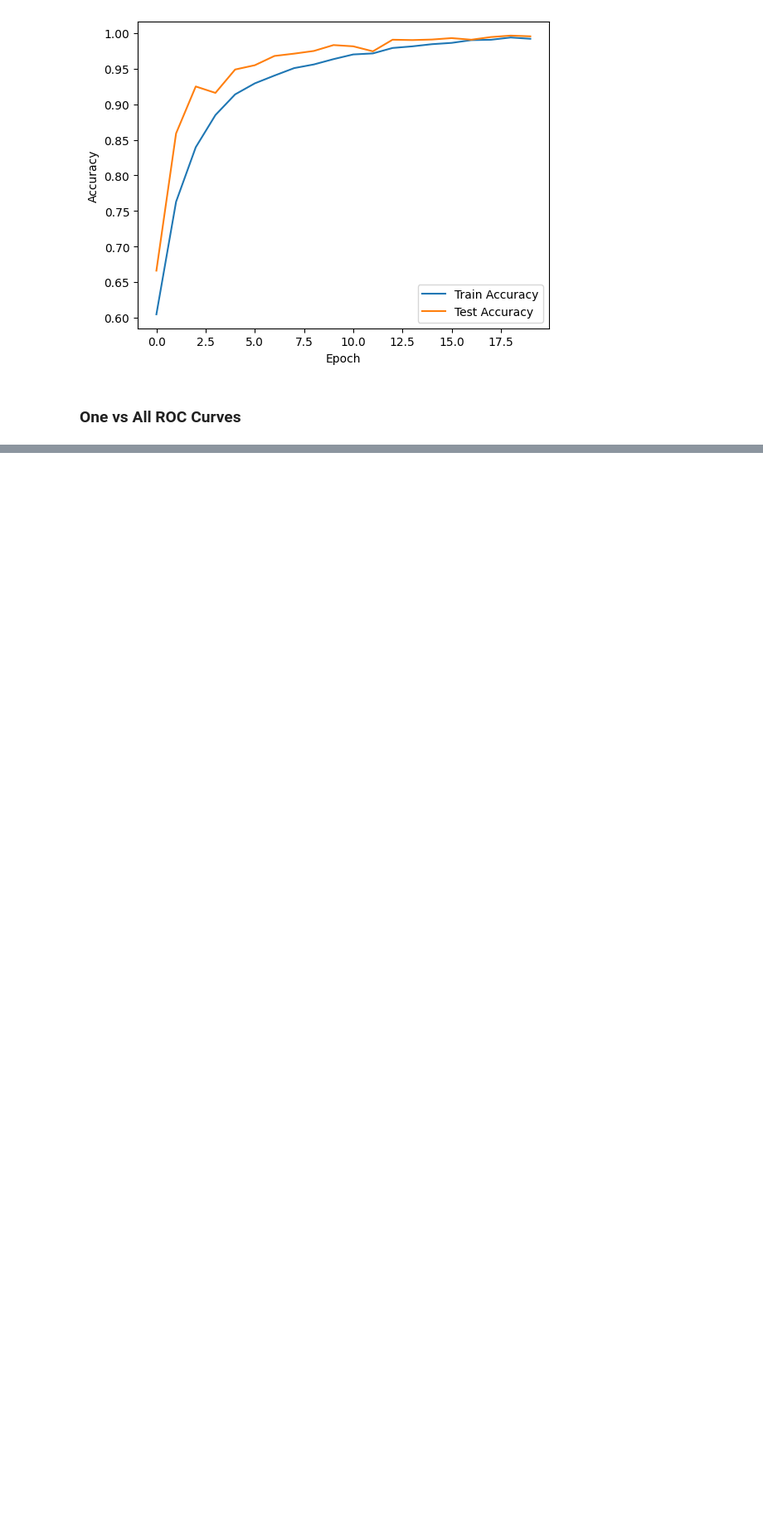
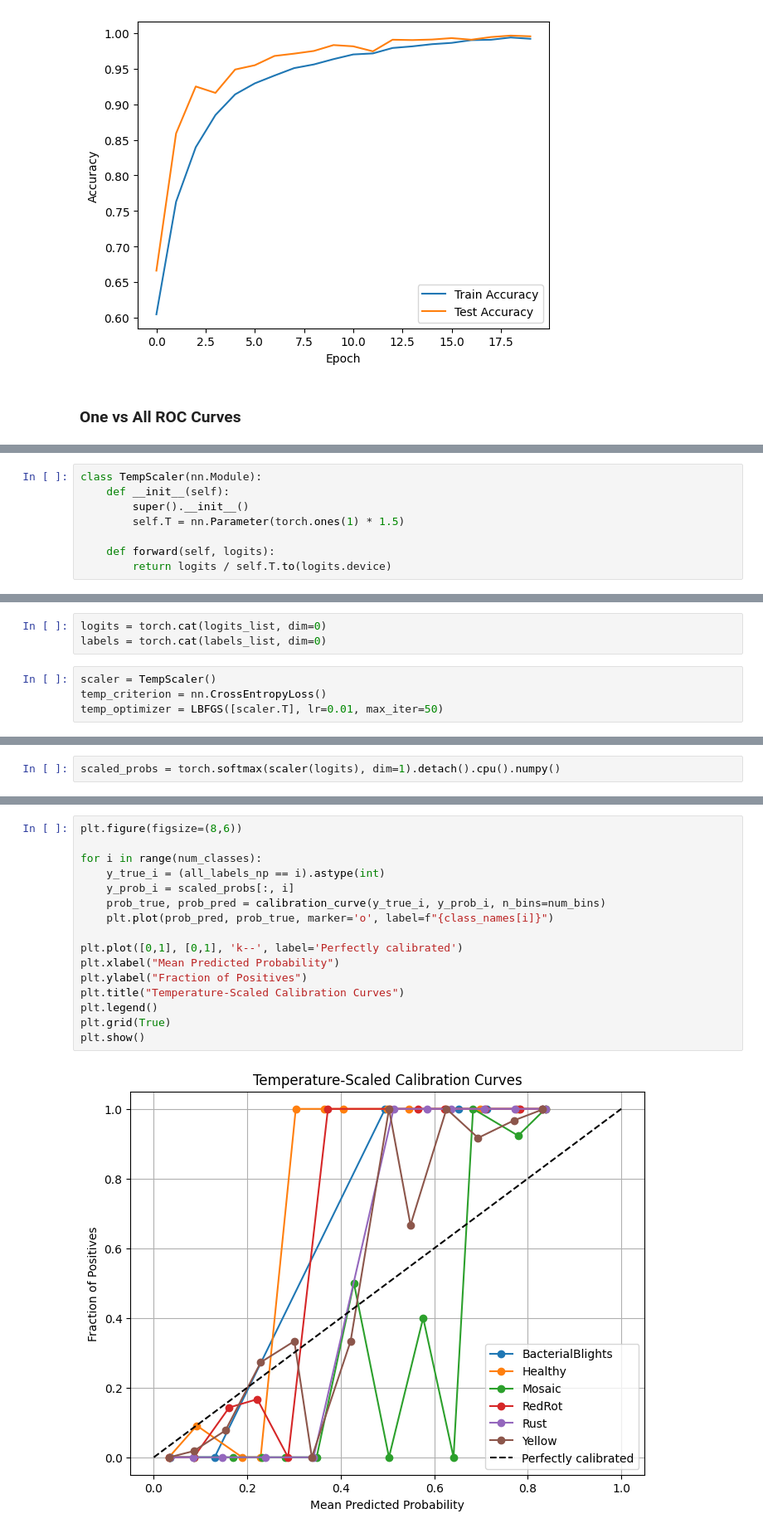
Before and after one commit to yuvarajk2109/cane-sense, a Jupyter notebook: CaneSight.ipynb, the cells around one changed output, grey strips where cells are left out. Shown at 83% size. Cells and saved outputs as stored; diff of their text form; blank space fills up the shorter version.

```diff
--- a/CaneSight.ipynb
+++ b/CaneSight.ipynb
@@ -516,0 +590,8 @@ plt.show()
+# %%
+class TempScaler(nn.Module):
+    def __init__(self):
+        super().__init__()
+        self.T = nn.Parameter(torch.ones(1) * 1.5)
+
+    def forward(self, logits):
+        return logits / self.T.to(logits.device)
@@ -516,0 +600,7 @@ plt.show()
+# %%
+logits = torch.cat(logits_list, dim=0)
+labels = torch.cat(labels_list, dim=0)
+# %%
+scaler = TempScaler()
+temp_criterion = nn.CrossEntropyLoss()
+temp_optimizer = LBFGS([scaler.T], lr=0.01, max_iter=50)
@@ -516,0 +622,2 @@ plt.show()
+# %%
+scaled_probs = torch.softmax(scaler(logits), dim=1).detach().cpu().numpy()
@@ -516,0 +626,18 @@ plt.show()
+# %%
+plt.figure(figsize=(8,6))
+
+for i in range(num_classes):
+    y_true_i = (all_labels_np == i).astype(int)
+    y_prob_i = scaled_probs[:, i]
+    prob_true, prob_pred = calibration_curve(y_true_i, y_prob_i, n_bins=num_bins)
+    plt.plot(prob_pred, prob_true, marker='o', label=f"{class_names[i]}")
+
+plt.plot([0,1], [0,1], 'k--', label='Perfectly calibrated')
+plt.xlabel("Mean Predicted Probability")
+plt.ylabel("Fraction of Positives")
+plt.title("Temperature-Scaled Calibration Curves")
+plt.legend()
+plt.grid(True)
+plt.show()
+# %% [output]
+[figure, added]
```
Also changed, not shown: parts of 45 cells of this notebook.
